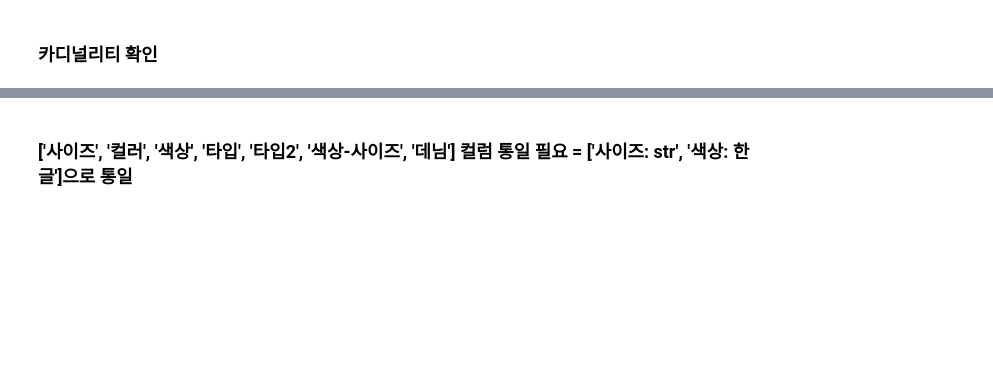
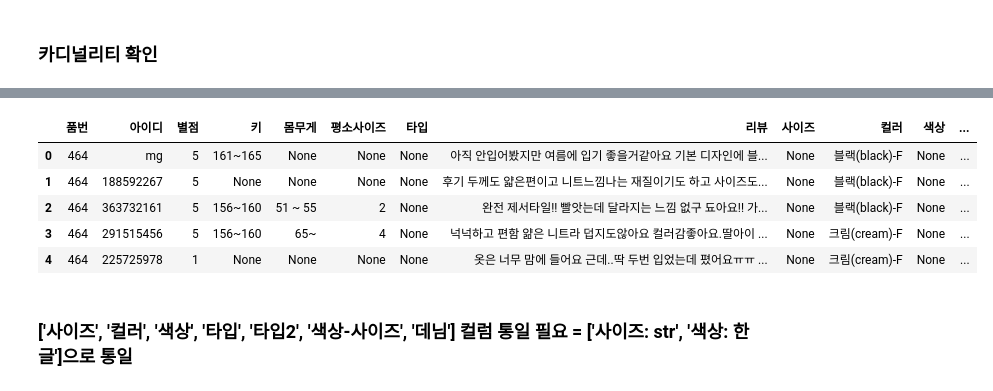
Before and after one commit to sai-with/pj_FitMyBody, a Jupyter notebook: Transform/preprocess.ipynb, the cells around one changed output, grey strips where cells are left out. Saved outputs shown, nothing was run; the diff lists cells and outputs as text; code cells hidden in the pictures; blank space fills up the shorter version.

```diff
--- a/Transform/preprocess.ipynb
+++ b/Transform/preprocess.ipynb
@@ -107,3 +139,17 @@ review['평소사이즈'].unique()
+# %%
+# 리뷰 데이터 줄바꿈 -> 공백으로 대체
+def review_comm(row):
+    return re.sub('\n', ' ', row)
+
+review['리뷰'] = review['리뷰'].apply(review_comm)
+review.head()
+# %% [output]
+|  | 품번 | 아이디 | 별점 | 키 | 몸무게 | 평소사이즈 | 타입 | 리뷰 | 사이즈 | 컬러 | 색상 | ... |
+| 0 | 464 | mg | 5 | 161~165 | None | None | None | 아직 안입어봤지만 여름에 입기 좋을거같아요 기본 디자인에 블... | None | 블랙(black)-F | None | ... |
+| 1 | 464 | 188592267 | 5 | None | None | None | None | 후기 두께도 얇은편이고 니트느낌나는 재질이기도 하고 사이즈도... | None | 블랙(black)-F | None | ... |
+| 2 | 464 | 363732161 | 5 | 156~160 | 51 ~ 55 | 2 | None | 완전 제서타일!! 빨앗는데 달라지는 느낌 없구 됴아요!! 가... | None | 블랙(black)-F | None | ... |
+| 3 | 464 | 291515456 | 5 | 156~160 | 65~ | 4 | None | 넉넉하고 편함 얆은 니트라 덥지도않아요 컬러감좋아요.딸아이 ... | None | 크림(cream)-F | None | ... |
+| 4 | 464 | 225725978 | 1 | None | None | None | None | 옷은 너무 맘에 들어요 근데..딱 두번 입었는데 폈어요ㅠㅠ ... | None | 크림(cream)-F | None | ... |
 # %% [markdown]
 ### ['사이즈', '컬러', '색상', '타입', '타입2', '색상-사이즈', '데님'] 컬럼 통일 필요 = **['사이즈: str', '색상: 한글']으로 통일**
 # %% [markdown]
```
Also changed, not shown: parts of 17 cells of this notebook.
